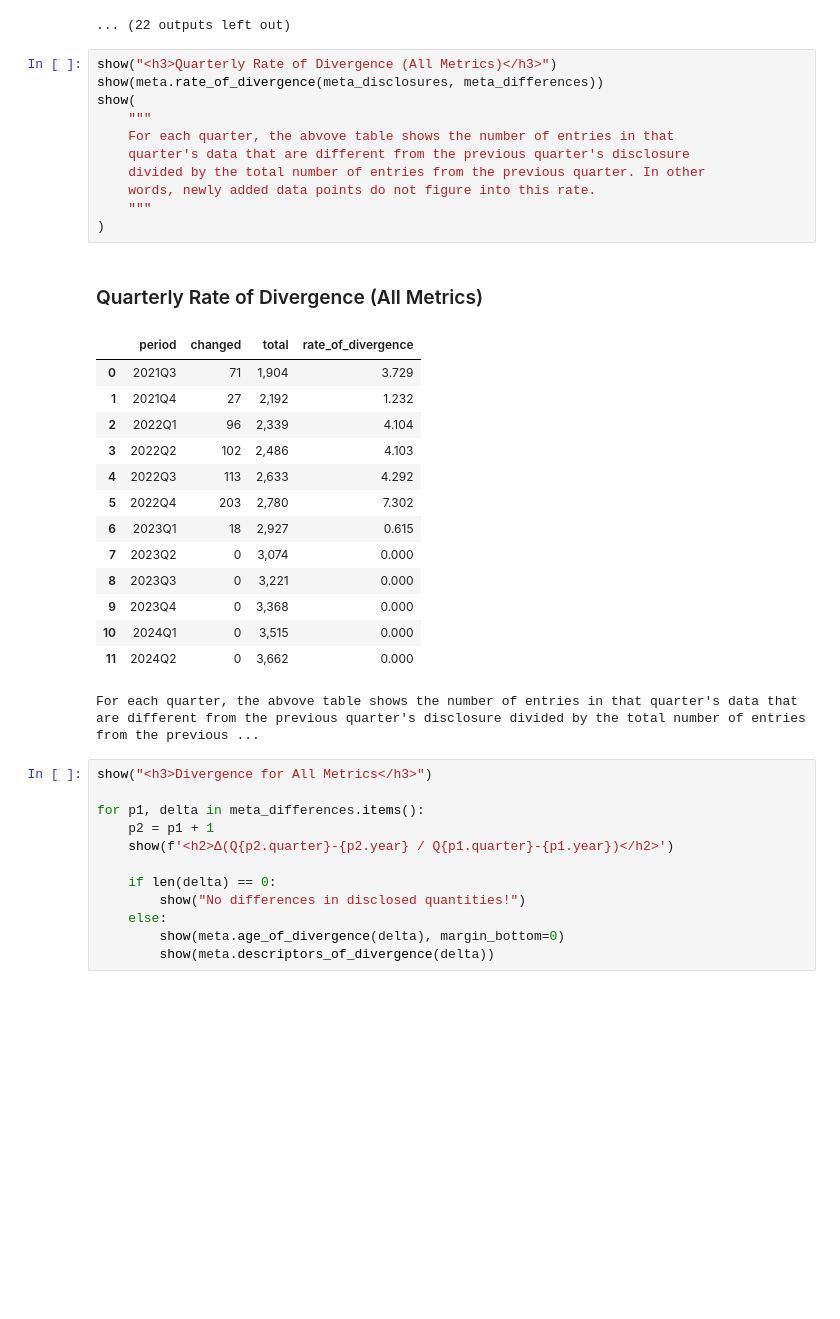
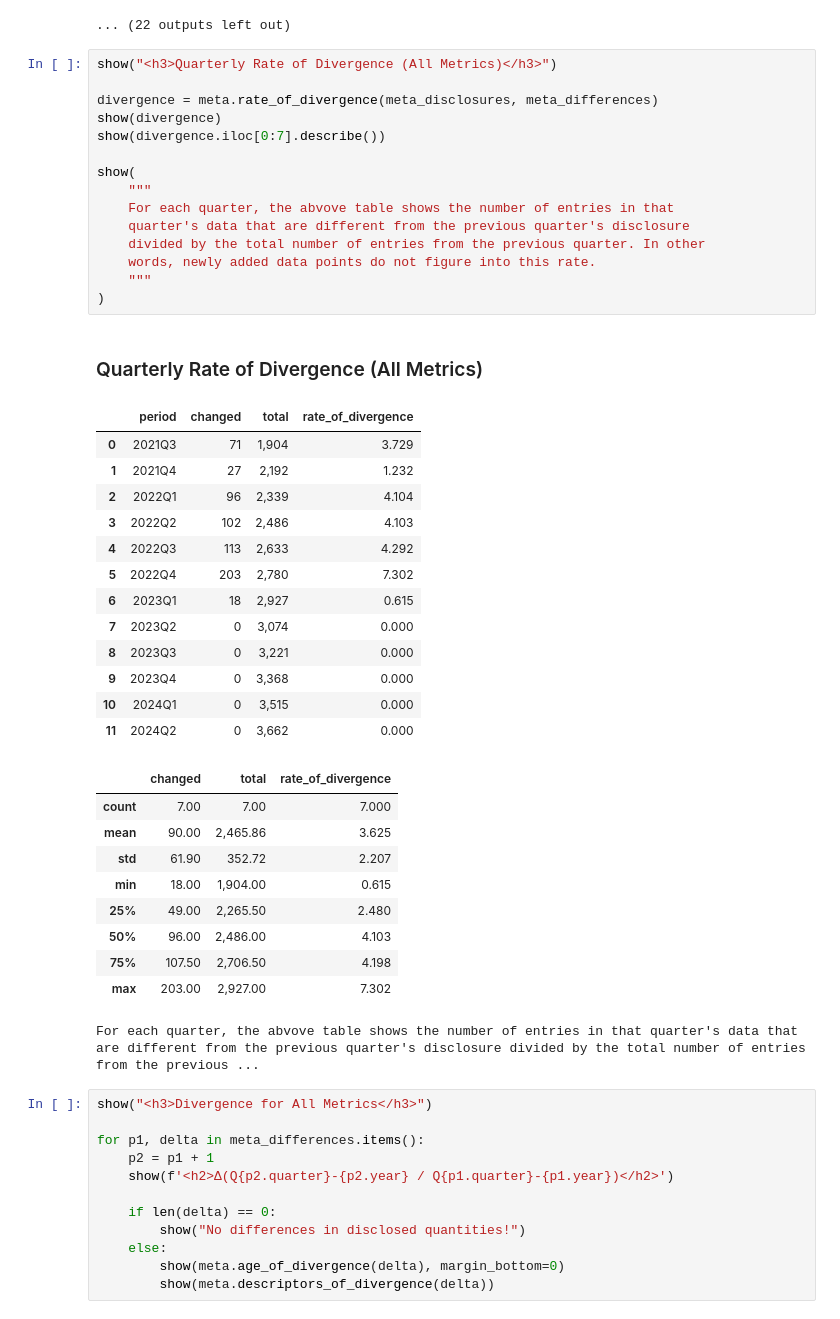
Before and after one commit to apparebit/diaphanous, a Jupyter notebook: analysis/meta.ipynb, the cells around one changed output. Cells and saved outputs as stored; diff of their text form; blank space fills up the shorter version.

```diff
--- a/analysis/meta.ipynb
+++ b/analysis/meta.ipynb
@@ -328,30 +328,43 @@ There are 7 divergent CSAM metrics:
 ... (22 outputs left out)
 # %%
 show("<h3>Quarterly Rate of Divergence (All Metrics)</h3>")
-show(meta.rate_of_divergence(meta_disclosures, meta_differences))
+
+divergence = meta.rate_of_divergence(meta_disclosures, meta_differences)
+show(divergence)
+show(divergence.iloc[0:7].describe())
+
 show(
     """
     For each quarter, the abvove table shows the number of entries in that
     quarter's data that are different from the previous quarter's disclosure
     divided by the total number of entries from the previous quarter. In other
     words, newly added data points do not figure into this rate.
     """
 )
 # %% [output]
 Quarterly Rate of Divergence (All Metrics)
 |  | period | changed | total | rate_of_divergence |
 | 0 | 2021Q3 | 71 | 1,904 | 3.729 |
 | 1 | 2021Q4 | 27 | 2,192 | 1.232 |
 | 2 | 2022Q1 | 96 | 2,339 | 4.104 |
 | 3 | 2022Q2 | 102 | 2,486 | 4.103 |
 | 4 | 2022Q3 | 113 | 2,633 | 4.292 |
 | 5 | 2022Q4 | 203 | 2,780 | 7.302 |
 | 6 | 2023Q1 | 18 | 2,927 | 0.615 |
 | 7 | 2023Q2 | 0 | 3,074 | 0.000 |
 | 8 | 2023Q3 | 0 | 3,221 | 0.000 |
 | 9 | 2023Q4 | 0 | 3,368 | 0.000 |
 | 10 | 2024Q1 | 0 | 3,515 | 0.000 |
 | 11 | 2024Q2 | 0 | 3,662 | 0.000 |
+|  | changed | total | rate_of_divergence |
+| count | 7.00 | 7.00 | 7.000 |
+| mean | 90.00 | 2,465.86 | 3.625 |
+| std | 61.90 | 352.72 | 2.207 |
+| min | 18.00 | 1,904.00 | 0.615 |
+| 25% | 49.00 | 2,265.50 | 2.480 |
+| 50% | 96.00 | 2,486.00 | 4.103 |
+| 75% | 107.50 | 2,706.50 | 4.198 |
+| max | 203.00 | 2,927.00 | 7.302 |
 For each quarter, the abvove table shows the number of entries in that quarter's data that are different from the previous quarter's disclosure divided by the total number of entries from the previous ...
 # %%
 show("<h3>Divergence for All Metrics</h3>")
```
Also changed, not shown: 8 other files.
